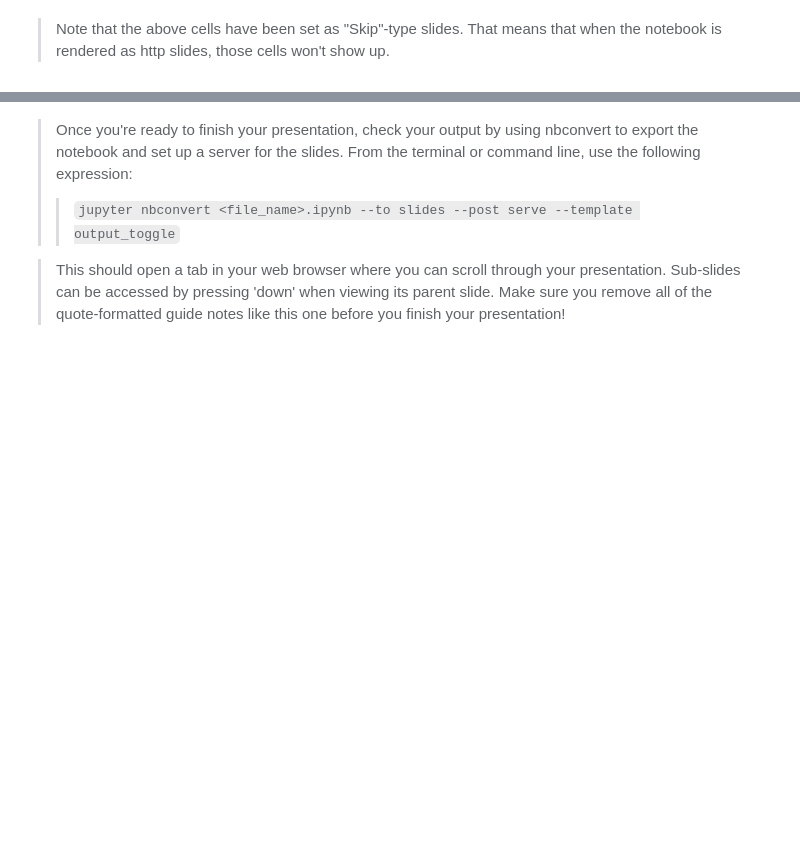
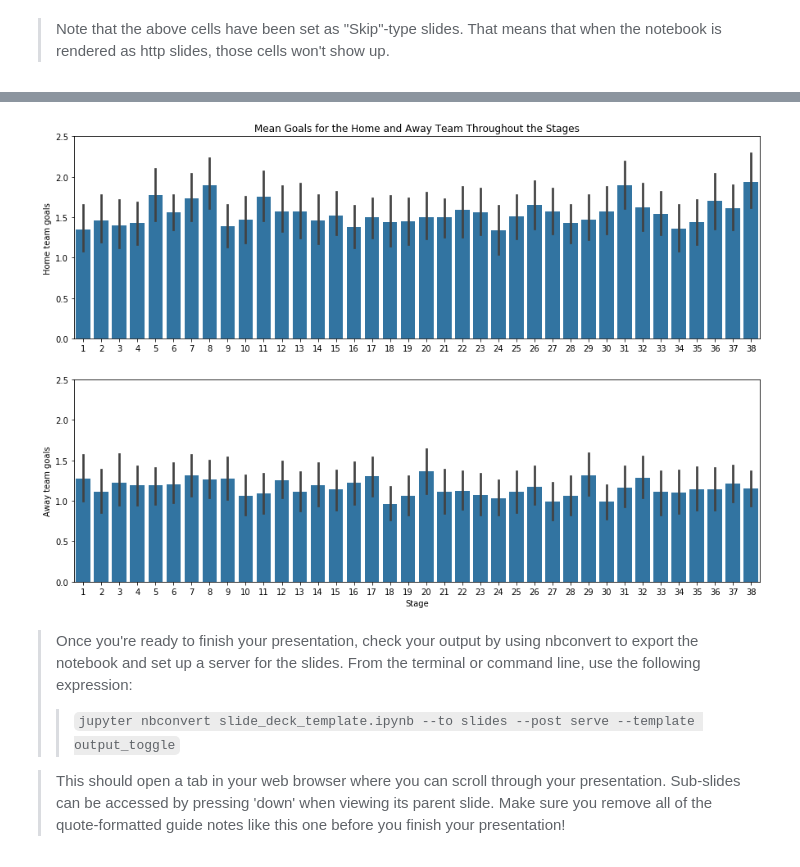
Before and after one commit to mbroend/football-visualization, a Jupyter notebook: slide_deck_template.ipynb, the cells around one changed output, grey strips where cells are left out. Cells and saved outputs as stored; diff of their text form; code cells hidden in the pictures; blank space fills up the shorter version.

```diff
--- a/slide_deck_template.ipynb
+++ b/slide_deck_template.ipynb
@@ -69,14 +97,25 @@ plt.ylabel('Away team goals');
 # %%
-plt.figure(figsize = (15,10))
-plt.subplot(2,1,1)
-sb.barplot(data = PL_matches, x = 'stage', y = 'home_team_goal', color = base_color)
-plt.subplot(2,1,2)
+# Set the base color to something very premier league'sk
+base_color = sb.color_palette()[0]
+plt.figure(figsize = (15,10));
+plt.subplot(2,1,1);
+sb.barplot(data = PL_matches, x = 'stage', y = 'home_team_goal', color = base_color);
+plt.ylim([0,2.5]);
+plt.ylabel('Home team goals');
+plt.xlabel('');
+plt.title('Mean Goals for the Home and Away Team Throughout the Stages');
+plt.subplot(2,1,2);
 sb.barplot(data = PL_matches, x = 'stage', y = 'away_team_goal', color = base_color);
+plt.ylim([0,2.5]);
+plt.ylabel('Away team goals');
+plt.xlabel('Stage');
+# %% [output]
+[figure, added]
 # %% [markdown]
 > Once you're ready to finish your presentation, check your output by using
 nbconvert to export the notebook and set up a server for the slides. From the
 terminal or command line, use the following expression:
-> > `jupyter nbconvert <file_name>.ipynb --to slides --post serve --template output_toggle`
+> > `jupyter nbconvert slide_deck_template.ipynb --to slides --post serve --template output_toggle`
 
 > This should open a tab in your web browser where you can scroll through your
 presentation. Sub-slides can be accessed by pressing 'down' when viewing its parent
```
Also changed, not shown: parts of 14 cells of this notebook, 1 other file.
